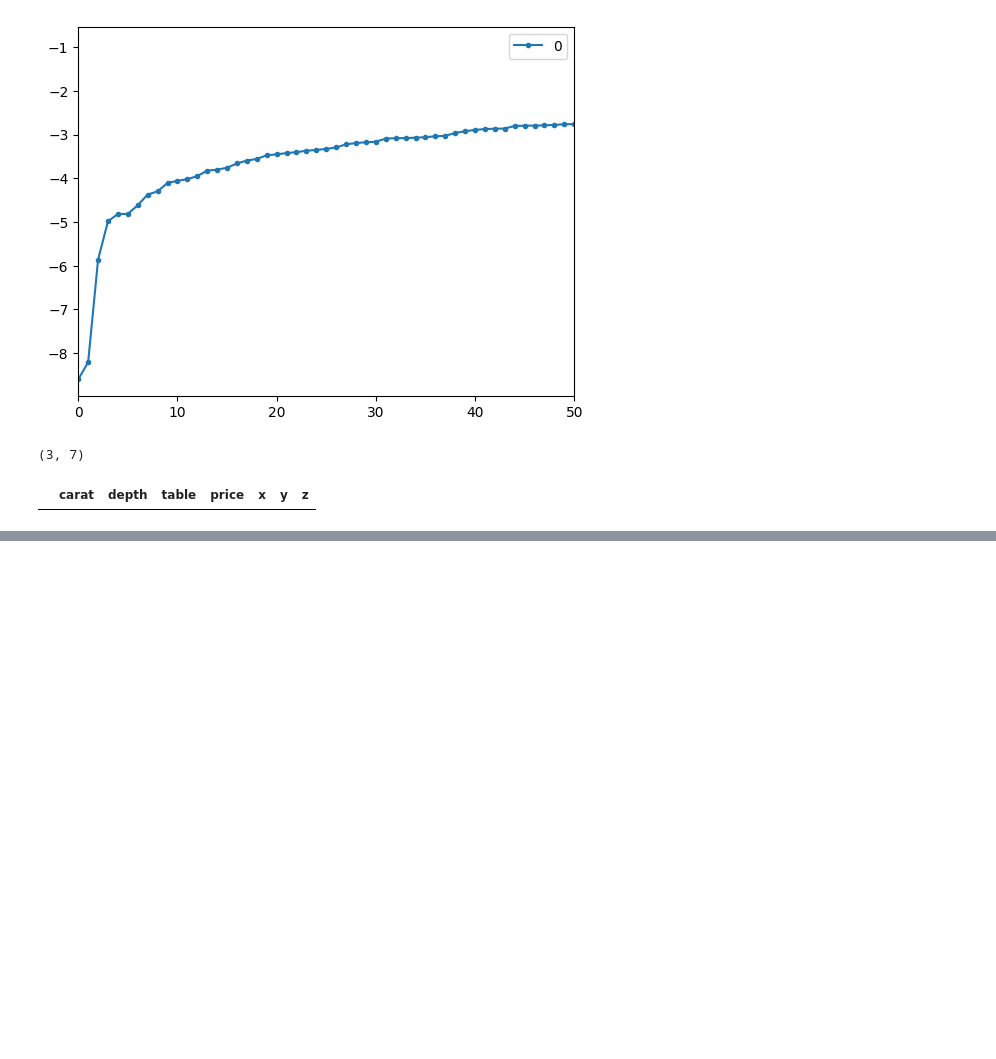
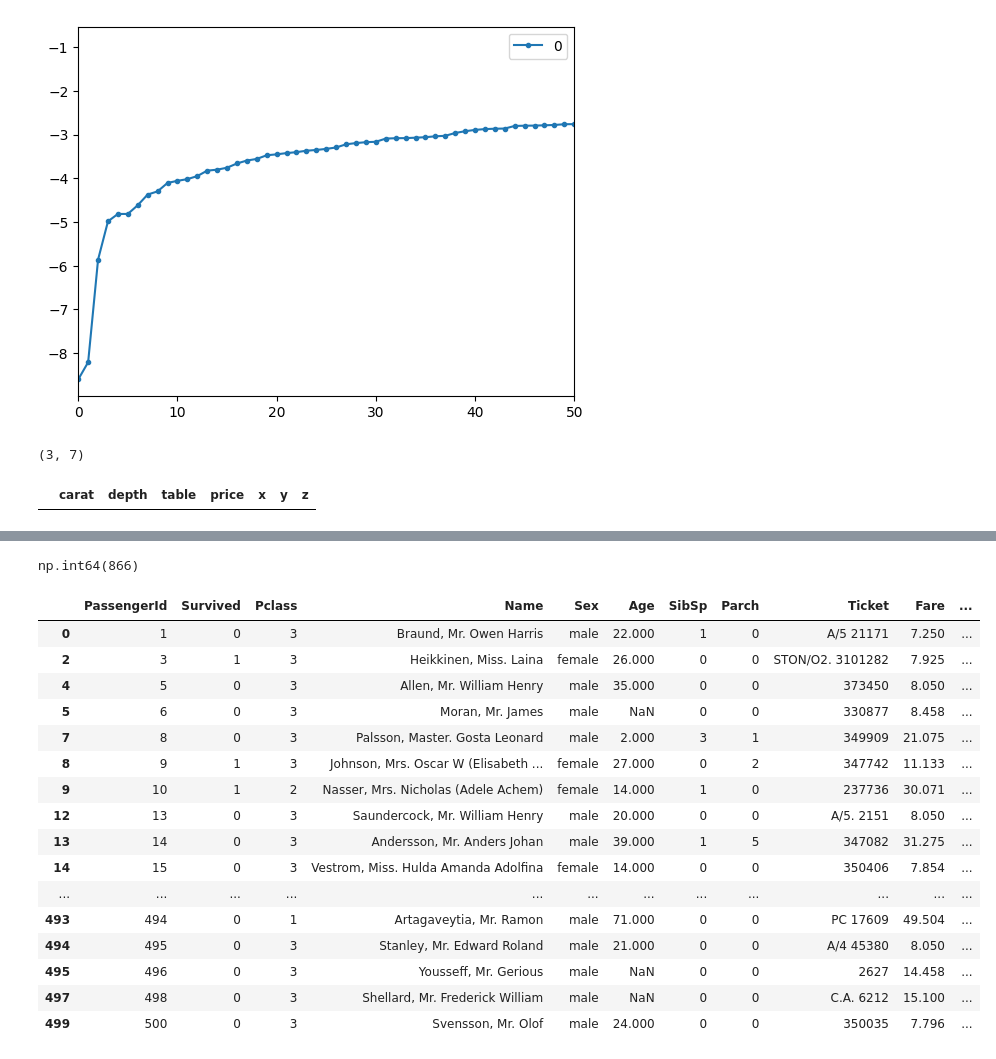
Before and after one commit to QuietLess/Data-Science-Course-Workbook, a Jupyter notebook: 03_feature_engineering/notebooks/feature_engineering.ipynb, the cells around one changed output, grey strips where cells are left out. Saved outputs shown, nothing was run; the diff lists cells and outputs as text; code cells hidden in the pictures; blank space fills up the shorter version.

```diff
--- a/03_feature_engineering/notebooks/feature_engineering.ipynb
+++ b/03_feature_engineering/notebooks/feature_engineering.ipynb
@@ -34,7 +34,7 @@ df.head()
 | 4 | 100007 | 0 | Cash loans | M | N | Y | 0 | ... |
 # %%
 def load():
-    data = pd.read_csv("../../datasets/titanic.csv")
+    data = pd.read_csv("../datasets/titanic.csv")
     return data
 # %%
 df = load()
@@ -487,0 +497,3 @@ df[df_scores < th].drop(axis = 0, labels = df[df_scores < th].index)
+# %%
+df = load()
+df.head()
@@ -487,0 +545,26 @@ df[df_scores < th].drop(axis = 0, labels = df[df_scores < th].index)
+# %%
+#veri setindeki toplam eksik değer sayısı
+df.isnull().sum().sum()
+# %% [output]
+np.int64(866)
+# %%
+#en az bir eksik değere sahip değişkenler
+df[df.isnull().any(axis=1)]
+# %% [output]
+|  | PassengerId | Survived | Pclass | Name | Sex | Age | SibSp | Parch | Ticket | Fare | ... |
+| 0 | 1 | 0 | 3 | Braund, Mr. Owen Harris | male | 22.000 | 1 | 0 | A/5 21171 | 7.250 | ... |
+| 2 | 3 | 1 | 3 | Heikkinen, Miss. Laina | female | 26.000 | 0 | 0 | STON/O2. 3101282 | 7.925 | ... |
+| 4 | 5 | 0 | 3 | Allen, Mr. William Henry | male | 35.000 | 0 | 0 | 373450 | 8.050 | ... |
+| 5 | 6 | 0 | 3 | Moran, Mr. James | male | NaN | 0 | 0 | 330877 | 8.458 | ... |
+| 7 | 8 | 0 | 3 | Palsson, Master. Gosta Leonard | male | 2.000 | 3 | 1 | 349909 | 21.075 | ... |
+| 8 | 9 | 1 | 3 | Johnson, Mrs. Oscar W (Elisabeth ... | female | 27.000 | 0 | 2 | 347742 | 11.133 | ... |
+| 9 | 10 | 1 | 2 | Nasser, Mrs. Nicholas (Adele Achem) | female | 14.000 | 1 | 0 | 237736 | 30.071 | ... |
+| 12 | 13 | 0 | 3 | Saundercock, Mr. William Henry | male | 20.000 | 0 | 0 | A/5. 2151 | 8.050 | ... |
+| 13 | 14 | 0 | 3 | Andersson, Mr. Anders Johan | male | 39.000 | 1 | 5 | 347082 | 31.275 | ... |
+| 14 | 15 | 0 | 3 | Vestrom, Miss. Hulda Amanda Adolfina | female | 14.000 | 0 | 0 | 350406 | 7.854 | ... |
+| ... | ... | ... | ... | ... | ... | ... | ... | ... | ... | ... | ... |
+| 493 | 494 | 0 | 1 | Artagaveytia, Mr. Ramon | male | 71.000 | 0 | 0 | PC 17609 | 49.504 | ... |
+| 494 | 495 | 0 | 3 | Stanley, Mr. Edward Roland | male | 21.000 | 0 | 0 | A/4 45380 | 8.050 | ... |
+| 495 | 496 | 0 | 3 | Yousseff, Mr. Gerious | male | NaN | 0 | 0 | 2627 | 14.458 | ... |
+| 497 | 498 | 0 | 3 | Shellard, Mr. Frederick William | male | NaN | 0 | 0 | C.A. 6212 | 15.100 | ... |
+| 499 | 500 | 0 | 3 | Svensson, Mr. Olof | male | 24.000 | 0 | 0 | 350035 | 7.796 | ... |
```
Also changed, not shown: parts of 13 cells of this notebook.
